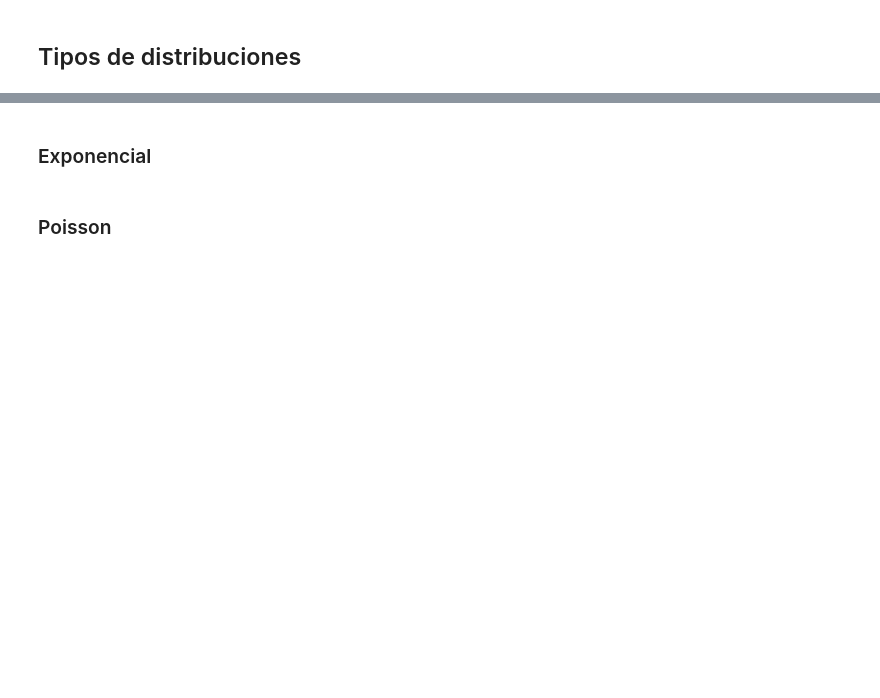
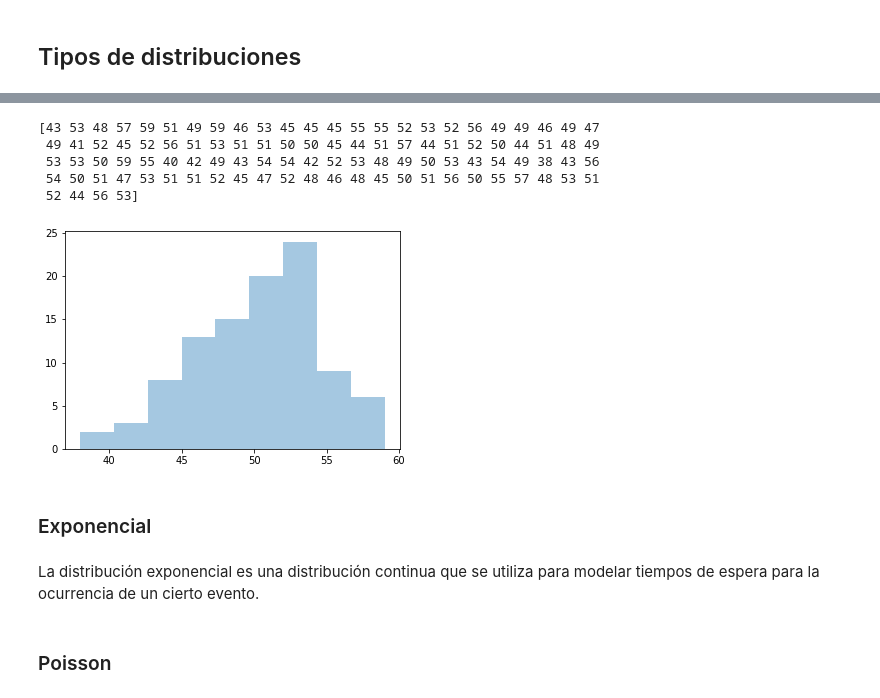
Before and after one commit to Origamologo/Tipos-de-distribucion, a Jupyter notebook: distribuciones_estadisticas.ipynb, the cells around one changed output, grey strips where cells are left out. Cells and saved outputs as stored; diff of their text form; code cells hidden in the pictures; blank space fills up the shorter version.

```diff
--- a/distribuciones_estadisticas.ipynb
+++ b/distribuciones_estadisticas.ipynb
@@ -15,2 +34,19 @@ Una distribución es una función que muestra los posibles valores de una variab
+# %%
+#n = numero de trials / p = probability of success / size = size of sample
+x = random.binomial(n=100, p=0.5, size=100)
+
+print(x)
+# %% [output]
+[43 53 48 57 59 51 49 59 46 53 45 45 45 55 55 52 53 52 56 49 49 46 49 47
+ 49 41 52 45 52 56 51 53 51 51 50 50 45 44 51 57 44 51 52 50 44 51 48 49
+ 53 53 50 59 55 40 42 49 43 54 54 42 52 53 48 49 50 53 43 54 49 38 43 56
+ 54 50 51 47 53 51 51 52 45 47 52 48 46 48 45 50 51 56 50 55 57 48 53 51
+ 52 44 56 53]
+# %%
+sns.distplot(x, hist=True, kde=False)
+
+plt.show()
+# %% [output]
+[figure, added]
 # %% [markdown]
 ### Exponencial
@@ -20,0 +53,2 @@ Una distribución es una función que muestra los posibles valores de una variab
+# %% [markdown]
+La distribución exponencial es una distribución continua que se utiliza para modelar tiempos de espera para la ocurrencia de un cierto evento.
```
Also changed, not shown: parts of 10 cells of this notebook.
